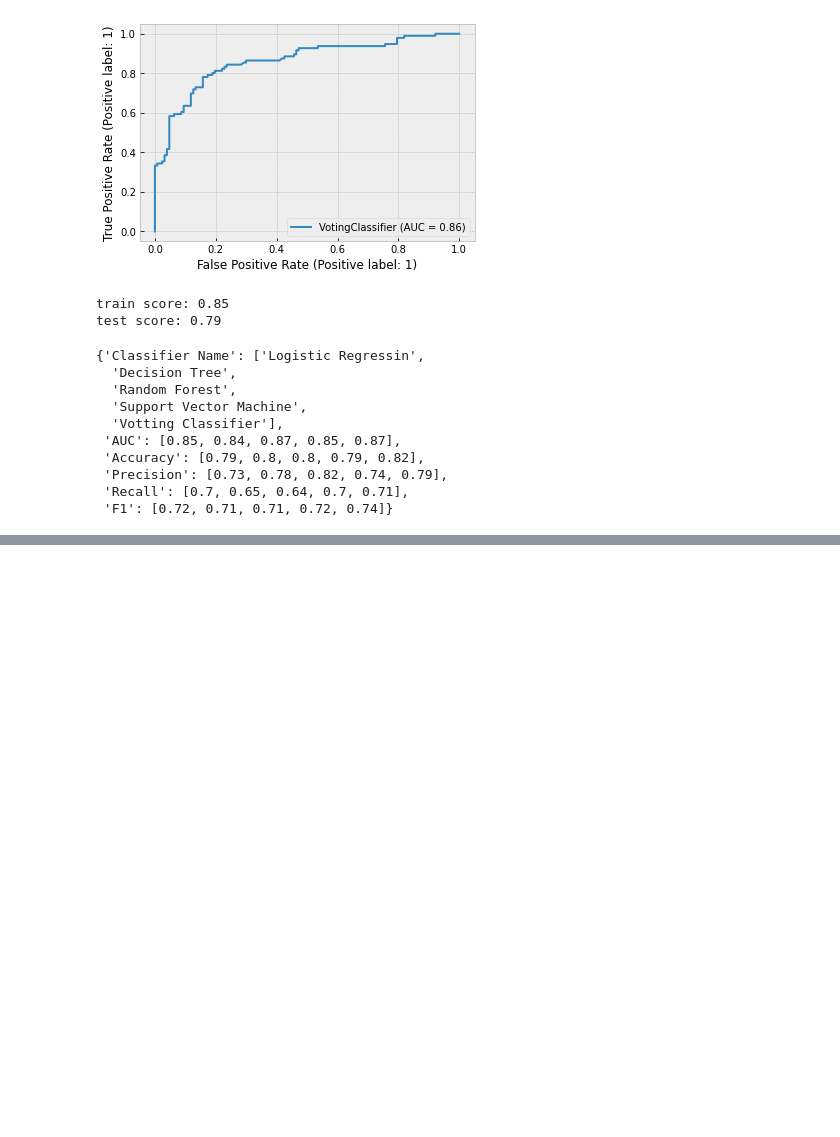
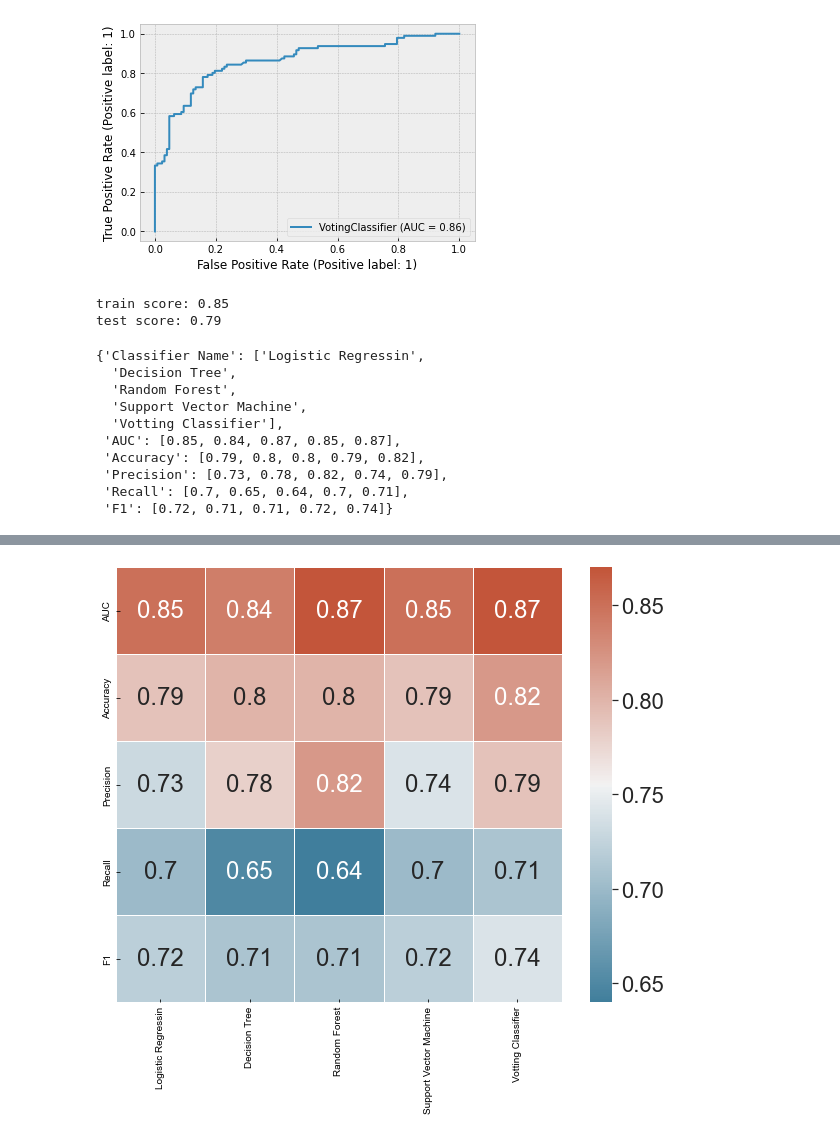
Before and after one commit to miladbehrooz/Classification_Titanic_Data, a Jupyter notebook: notebook/classification_titanic.ipynb, the cells around one changed output, grey strips where cells are left out. Drawn from its saved outputs; the diff is of its cells as text; code cells hidden in the pictures; blank space fills up the shorter version.

Commit message:
compare classifiers

```diff
--- a/notebook/classification_titanic.ipynb
+++ b/notebook/classification_titanic.ipynb
@@ -782,0 +783,4 @@ summary
+# %%
+summary = pd.DataFrame(summary)
+summary.set_index('Classifier Name',inplace=True)
+summary
@@ -782,0 +795,8 @@ summary
+# %%
+f, ax = plt.subplots(figsize=(10, 8))
+cmap = sns.diverging_palette(230, 20, as_cmap=True)
+sns.set(font_scale = 1.5)
+sns.heatmap(summary.transpose(), annot=True, cmap=cmap, linewidths=1, ax=ax)
+plt.xlabel('');
+# %% [output]
+[figure, added]
```
Also changed, not shown: parts of 2 cells of this notebook.
